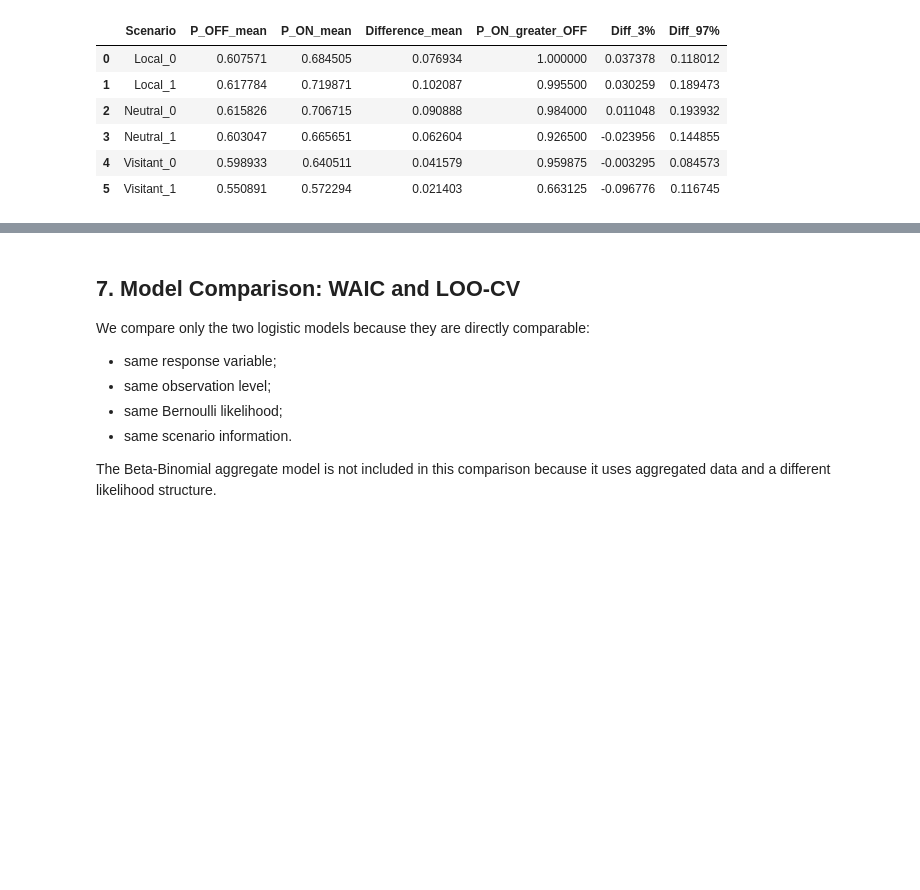
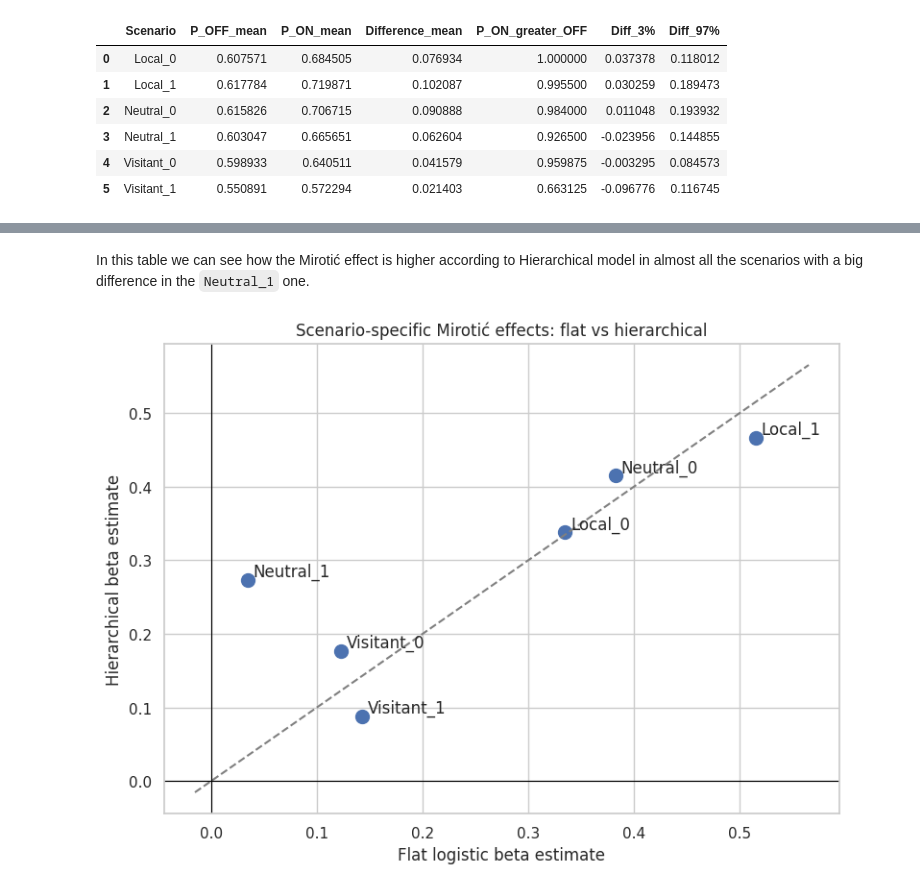
Before and after one commit to alvarosg285/player_performance_model, a Jupyter notebook: player_performance_project.ipynb, the cells around one changed output, grey strips where cells are left out. Saved outputs shown, nothing was run; the diff lists cells and outputs as text; code cells hidden in the pictures; blank space fills up the shorter version.

```diff
--- a/clean_mirotic_hierarchical_project.ipynb
+++ b/player_performance_project.ipynb
@@ -656,7 +752,7 @@ plt.show()
 # %%
 # Posterior samples
 alpha_hier_samples = idata_hierarchical.posterior["alpha"].values
-beta_hier_samples = idata_hierarchical.posterior["beta_mirotic"].values
+beta_hier_samples = idata_hierarchical.posterior["beta_hier"].values
 
 # Convert from log-odds to probabilities
 p_off_hier = sp.expit(alpha_hier_samples)
@@ -706,30 +814,23 @@ comparison_effects
+# %% [markdown]
+In this table we can see how the Mirotić effect is higher according to Hierarchical model in almost all the scenarios with a big difference in the `Neutral_1` one.
 # %%
 flat_means = comparison_effects['Mean beta_flat'].values
-hier_means = comparison_effects['Mean beta_mirotic'].values
+hier_means = comparison_effects['Mean beta_hier'].values
 
 plt.figure(figsize=(8, 6))
 plt.scatter(flat_means, hier_means, s=100)
 for i, scenario in enumerate(comparison_effects['Scenario']):
     plt.text(flat_means[i] + 0.005, hier_means[i] + 0.005, scenario)
 
 min_val = min(flat_means.min(), hier_means.min()) - 0.05
 max_val = max(flat_means.max(), hier_means.max()) + 0.05
 plt.plot([min_val, max_val], [min_val, max_val], linestyle='--', color='gray')
 plt.axhline(0, color='black', linewidth=0.8)
 plt.axvline(0, color='black', linewidth=0.8)
 plt.xlabel('Flat logistic beta estimate')
 plt.ylabel('Hierarchical beta estimate')
 plt.title('Scenario-specific Mirotić effects: flat vs hierarchical')
 plt.tight_layout()
 plt.show()
+# %% [output]
+[figure, added]
-# %% [markdown]
-## 7. Model Comparison: WAIC and LOO-CV
-
-We compare only the two logistic models because they are directly comparable:
-
-- same response variable;
-- same observation level;
-- same Bernoulli likelihood;
-- same scenario information.
-
-The Beta-Binomial aggregate model is not included in this comparison because it uses aggregated data and a different likelihood structure.
```
Also changed, not shown: parts of 22 cells of this notebook.
